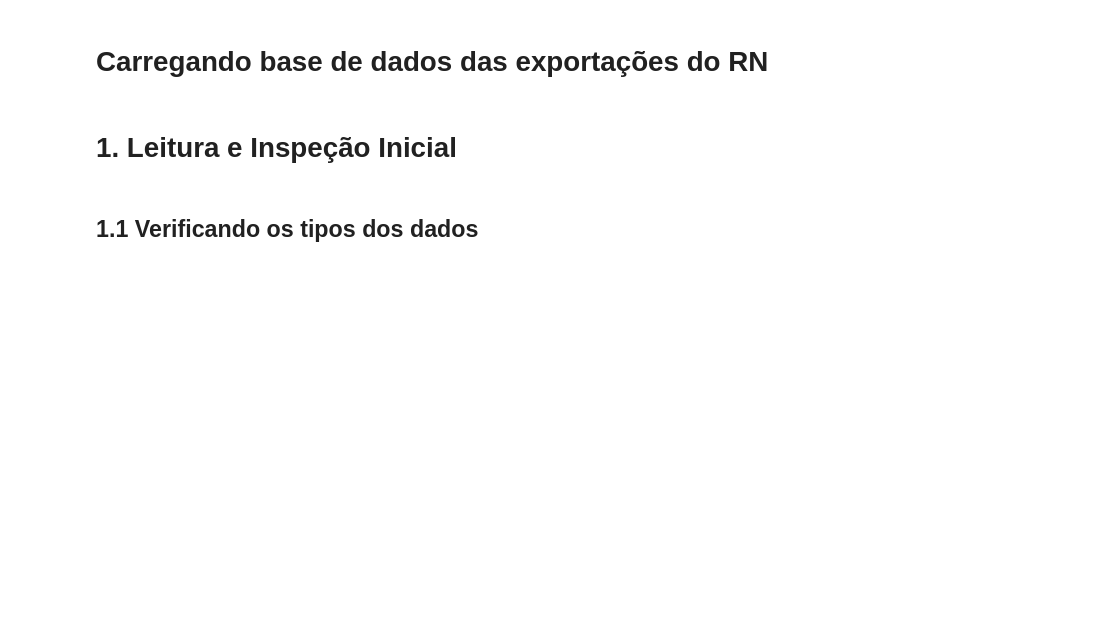
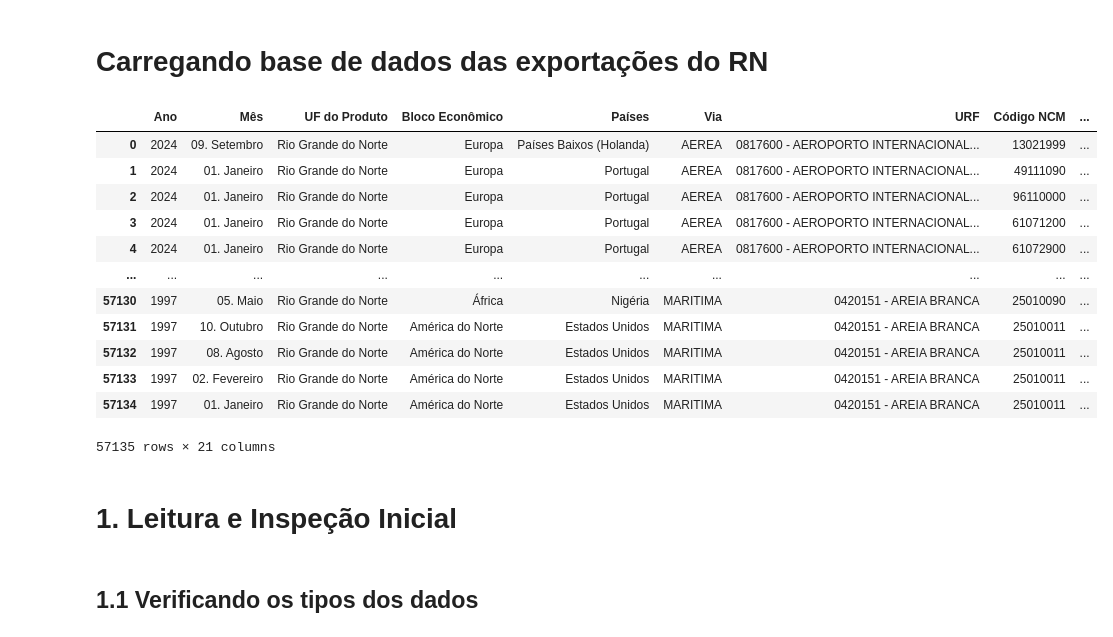
Before and after one commit to jgoulartf/analise_exportacoes_rn, a Jupyter notebook: src/notebooks/preprocessing/01_data_cleaning.ipynb, the cells around one changed output. Saved outputs shown, nothing was run; the diff lists cells and outputs as text; code cells hidden in the pictures; blank space fills up the shorter version.

```diff
--- a/src/notebooks/preprocessing/01_data_cleaning.ipynb
+++ b/src/notebooks/preprocessing/01_data_cleaning.ipynb
@@ -8,9 +8,25 @@
 # %%
 import pandas as pd
 
 # Carrega excel em um dataframe
 dataset_exportacoes_rn_continente = pd.read_csv('../../../data/raw/V_EXPORTACAO_GERAL_1997-01_2024-12_CONTINENTE_EXCEL.csv')
 dataset_exportacoes_rn_blocos_economicos = pd.read_csv('../../../data/raw/V_EXPORTACAO_GERAL_1997-01_2024-12_BLOCOS_ECONOMICOS_EXCEL.csv')
+dataset_exportacoes_rn_continente_outubro = pd.read_csv('../../../data/raw/V_EXPORTACAO_GERAL_2024-10_2024-12_DT20241122.csv')
+dataset_exportacoes_rn_continente
+# %% [output]
+|  | Ano | Mês | UF do Produto | Bloco Econômico | Países | Via | URF | Código NCM | ... |
+| 0 | 2024 | 09. Setembro | Rio Grande do Norte | Europa | Países Baixos (Holanda) | AEREA | 0817600 - AEROPORTO INTERNACIONAL... | 13021999 | ... |
+| 1 | 2024 | 01. Janeiro | Rio Grande do Norte | Europa | Portugal | AEREA | 0817600 - AEROPORTO INTERNACIONAL... | 49111090 | ... |
+| 2 | 2024 | 01. Janeiro | Rio Grande do Norte | Europa | Portugal | AEREA | 0817600 - AEROPORTO INTERNACIONAL... | 96110000 | ... |
+| 3 | 2024 | 01. Janeiro | Rio Grande do Norte | Europa | Portugal | AEREA | 0817600 - AEROPORTO INTERNACIONAL... | 61071200 | ... |
+| 4 | 2024 | 01. Janeiro | Rio Grande do Norte | Europa | Portugal | AEREA | 0817600 - AEROPORTO INTERNACIONAL... | 61072900 | ... |
+| ... | ... | ... | ... | ... | ... | ... | ... | ... | ... |
+| 57130 | 1997 | 05. Maio | Rio Grande do Norte | África | Nigéria | MARITIMA | 0420151 - AREIA BRANCA | 25010090 | ... |
+| 57131 | 1997 | 10. Outubro | Rio Grande do Norte | América do Norte | Estados Unidos | MARITIMA | 0420151 - AREIA BRANCA | 25010011 | ... |
+| 57132 | 1997 | 08. Agosto | Rio Grande do Norte | América do Norte | Estados Unidos | MARITIMA | 0420151 - AREIA BRANCA | 25010011 | ... |
+| 57133 | 1997 | 02. Fevereiro | Rio Grande do Norte | América do Norte | Estados Unidos | MARITIMA | 0420151 - AREIA BRANCA | 25010011 | ... |
+| 57134 | 1997 | 01. Janeiro | Rio Grande do Norte | América do Norte | Estados Unidos | MARITIMA | 0420151 - AREIA BRANCA | 25010011 | ... |
+57135 rows × 21 columns
 # %% [markdown]
 # 1. Leitura e Inspeção Inicial
 # %% [markdown]
```
Also changed, not shown: parts of 13 cells of this notebook, 30 other files.
